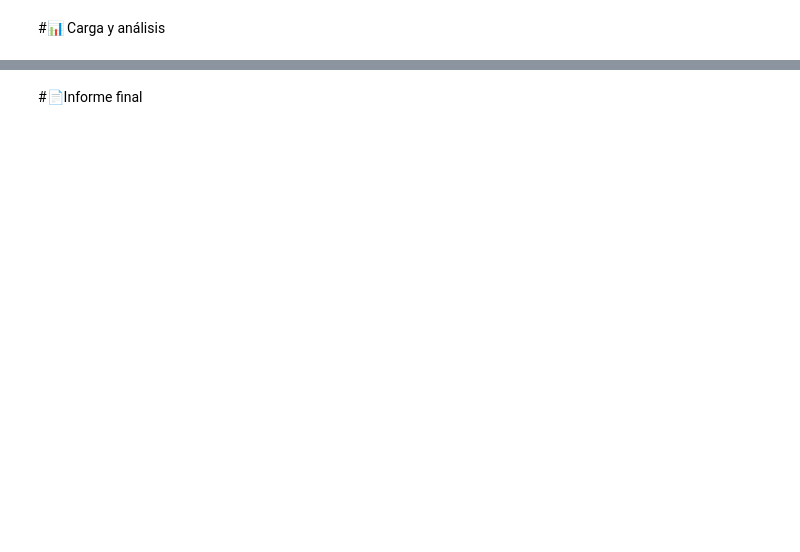
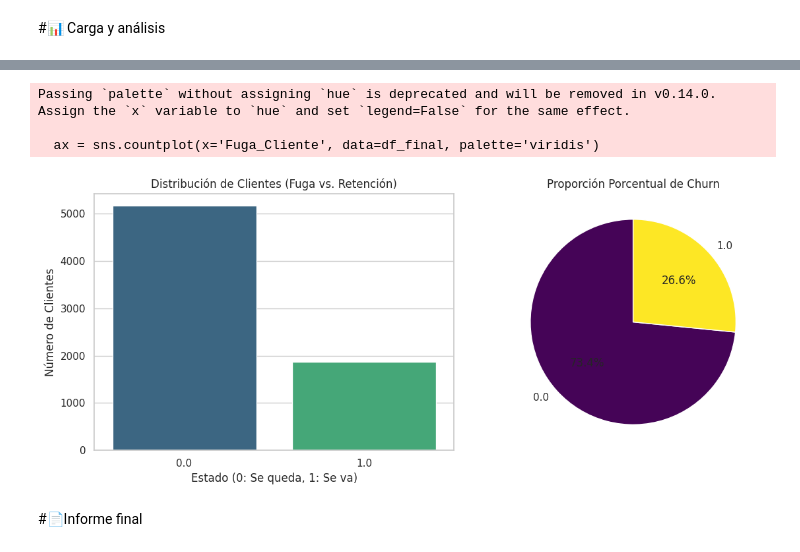
Before and after one commit to yansiercaro/TelecomX_LATAM, a Jupyter notebook: TelecomX_LATAM.ipynb, the cells around one changed output, grey strips where cells are left out. Cells and saved outputs as stored; diff of their text form; code cells hidden in the pictures; blank space fills up the shorter version.

```diff
--- a/TelecomX_LATAM.ipynb
+++ b/TelecomX_LATAM.ipynb
@@ -153,0 +202,12 @@ display(df_final[['tenure', 'MonthlyCharges', 'TotalCharges']].describe())
+# %%
+# Mapeo de valores textuales a binarios
+mapa_binario = {'Yes': 1, 'No': 0, 'Female': 1, 'Male': 0}
+
+# Aplicamos a columnas lógicas
+cols_binarias = ['Tiene_Pareja', 'Dependientes', 'Servicio_Telefonico', 'PaperlessBilling']
+
+for col in cols_binarias:
+    if col in df_final.columns:
+        df_final[col] = df_final[col].map(mapa_binario)
+
+print("✓ Transformación binaria completada (1 y 0).")
@@ -153,0 +266,10 @@ display(df_final[['tenure', 'MonthlyCharges', 'TotalCharges']].describe())
+# %%
+mapeo_binario_completo = {
+    'Yes': 1, 'No': 0,
+    'Female': 1, 'Male': 0
+}
+
+if 'Genero' in df_final.columns:
+    df_final['Genero'] = df_final['Genero'].map(mapeo_binario_completo)
+
+print("✓ Binarización de servicios y género completada.")
@@ -156,2 +306,30 @@ display(df_final[['tenure', 'MonthlyCharges', 'TotalCharges']].describe())
+# %%
+import matplotlib.pyplot as plt
+import seaborn as sns
+
+# Configuración de estilo
+sns.set_theme(style="whitegrid")
+plt.figure(figsize=(12, 5))
+
+# Gráfico 1: Barras (Frecuencia)
+plt.subplot(1, 2, 1)
+ax = sns.countplot(x='Fuga_Cliente', data=df_final, palette='viridis')
+plt.title('Distribución de Clientes (Fuga vs. Retención)')
+plt.xlabel('Estado (0: Se queda, 1: Se va)')
+plt.ylabel('Número de Clientes')
+
+# Gráfico 2: Pastel (Proporción)
+plt.subplot(1, 2, 2)
+df_final['Fuga_Cliente'].value_counts().plot.pie(autopct='%1.1f%%', colors=['#450457', '#FDE725'], startangle=90)
+plt.title('Proporción Porcentual de Churn')
+plt.ylabel('')
+
+plt.tight_layout()
+plt.show()
+# %% [output]
+Passing `palette` without assigning `hue` is deprecated and will be removed in v0.14.0. Assign the `x` variable to `hue` and set `legend=False` for the same effect.
+
+  ax = sns.countplot(x='Fuga_Cliente', data=df_final, palette='viridis')
+[figure, added]
 # %% [markdown]
 #📄Informe final
```
Also changed, not shown: parts of 12 cells of this notebook.
